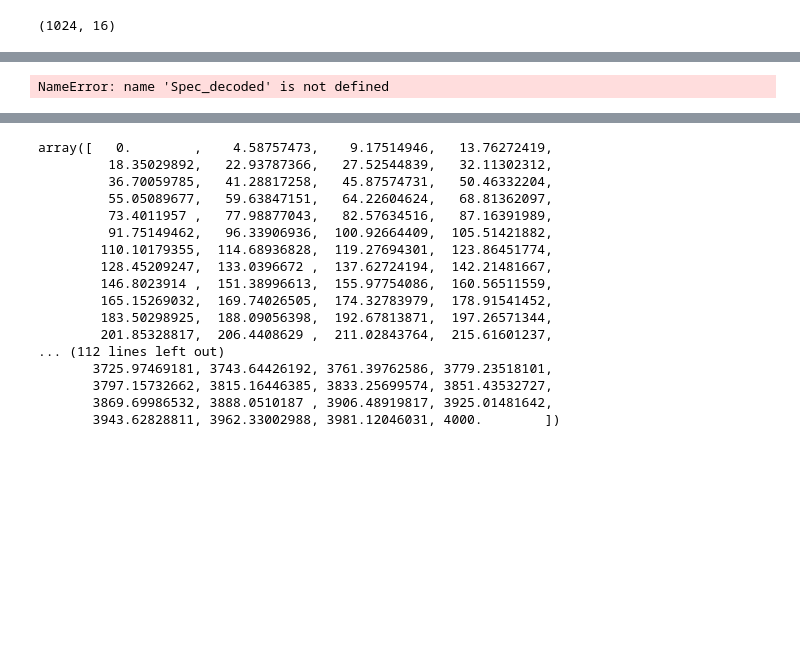
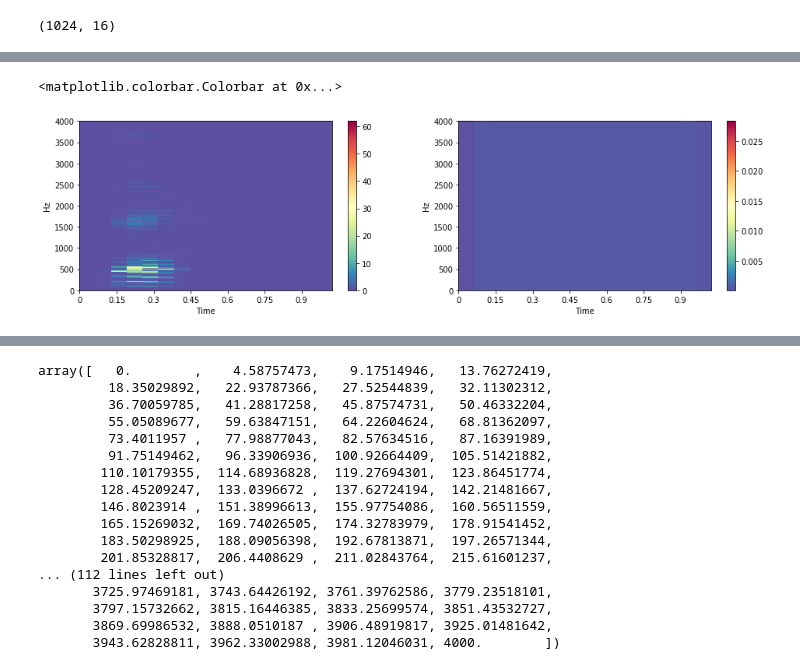
Before and after one commit to JoachimROSSEEL/AudioSuperResolution, a Jupyter notebook: super_resolution_real_imaginary_part.ipynb, the cells around one changed output, grey strips where cells are left out. Saved outputs shown, nothing was run; the diff lists cells and outputs as text; code cells hidden in the pictures; blank space fills up the shorter version.

```diff
--- a/super_resolution_real_imaginary_part.ipynb
+++ b/super_resolution_real_imaginary_part.ipynb
@@ -267,14 +275,15 @@ colorbar()
 # %%
 Spec_testdb3= librosa.amplitude_to_db(abs(Spec_decoded))
 plt.figure(figsize=(16, 4))
 plt.subplot(1,2,1)
-librosa.display.specshow(Spec_test, sr=8000, x_axis='time', y_axis='hz')
+librosa.display.specshow(Spec_test, sr=8000, x_axis='time', y_axis='hz',cmap='Spectral_r')
 colorbar()
 plt.subplot(1,2,2)
-librosa.display.specshow(Spec_decoded, sr=8000, x_axis='time', y_axis='hz')
+librosa.display.specshow(Spec_decoded, sr=8000, x_axis='time', y_axis='hz',cmap='Spectral_r')
 colorbar()
 # %% [output]
-NameError: name 'Spec_decoded' is not defined
+<matplotlib.colorbar.Colorbar at 0x...>
+[figure, added]
 # %%
 sr=8000
 y=librosa.istft(Spec_decoded)
```
Also changed, not shown: parts of 9 cells of this notebook.
